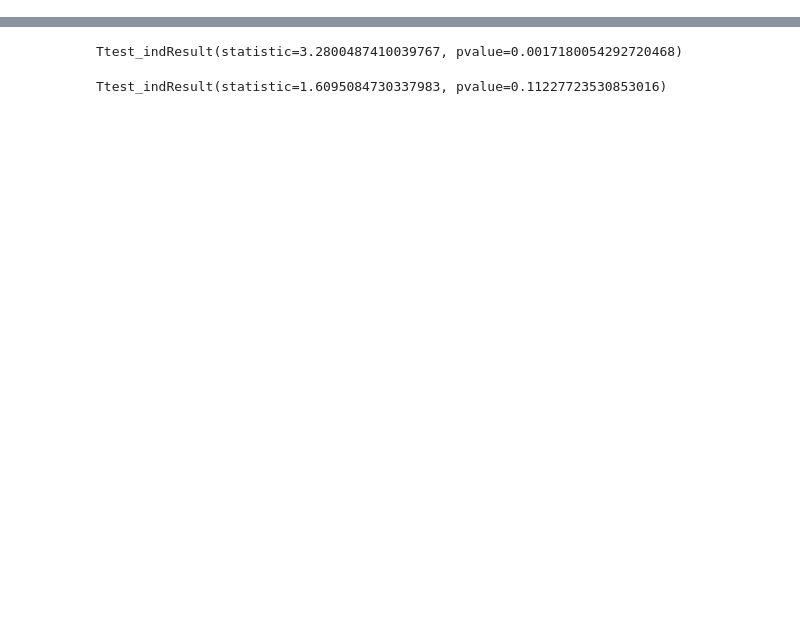
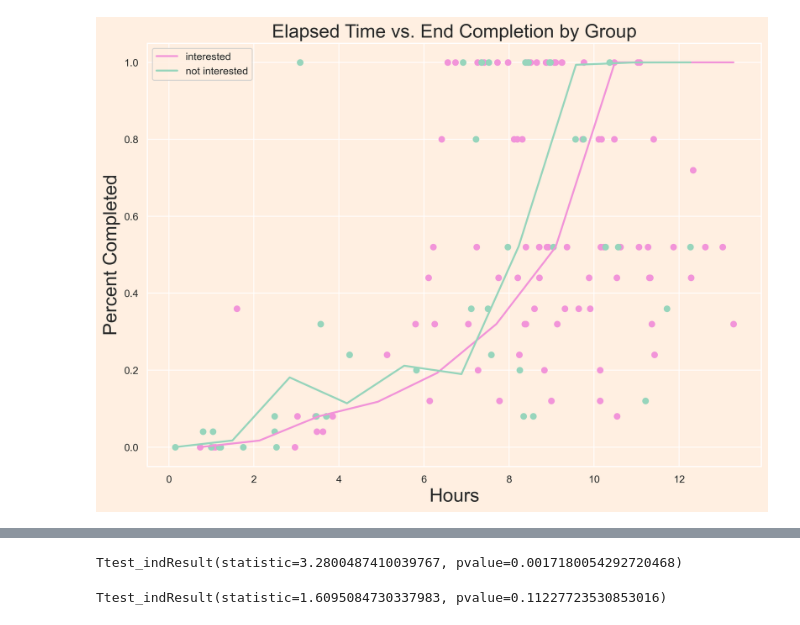
Before and after one commit to ryankkien/AttentionInElmCity-DF2022, a Jupyter notebook: DF2022 (1).ipynb, the cells around one changed output, grey strips where cells are left out. Cells and saved outputs as stored; diff of their text form; code cells hidden in the pictures; blank space fills up the shorter version.

```diff
--- a/DF2022 (1).ipynb
+++ b/DF2022 (1).ipynb
@@ -81,3 +76,33 @@ plt.show()
+# %%
+from scipy.interpolate import make_interp_spline
+
+X_Y_Spline_c = make_interp_spline(np.sort(caregroup_hours_spent), np.sort(caregroup_prop))
+
+X_c = np.linspace(min(caregroup_hours_spent), max(caregroup_hours_spent), 10)
+Y_c = X_Y_Spline_c(X_c)
+
+X_Y_Spline_n = make_interp_spline(np.sort(notcaregroup_hours_spent), np.sort(notcaregroup_prop))
+
+X_n = np.linspace(min(notcaregroup_hours_spent), max(notcaregroup_hours_spent), 10)
+Y_n = X_Y_Spline_n(X_n)
+
+fig, ax = plt.subplots()
+ax.set_title("Total time spent playing by group", fontsize = 20)
+ax.grid = False
+plt.plot(X_c, Y_c, linewidth = 2, color = '#f294d9')
+plt.plot(X_n, Y_n, linewidth = 2, color = '#97d5bc')
+plt.scatter(caregroup_hours_spent, caregroup_prop, color = '#f294d9')
+plt.scatter(notcaregroup_hours_spent, notcaregroup_prop, color = '#97d5bc')
+plt.legend(['interested', 'not interested'], loc = "upper left")
+plt.xlabel('Hours', fontsize = 20)
+plt.ylabel('Percent Completed', fontsize = 20)
+plt.title('Elapsed Time vs. End Completion by Group', fontsize = 20)
+plt.rcParams['figure.dpi'] = 300
+plt.rcParams['savefig.dpi'] = 300
+sns.set(rc={'axes.facecolor':'#ffefe1', 'figure.facecolor':'#ffefe1', 'figure.figsize':(11.7,8.27)})
+plt.show()
+# %% [output]
+[figure, added]
 # %%
 def prop(care_group):
     prop = []
```
Also changed, not shown: parts of 10 cells of this notebook, 2 other files.
